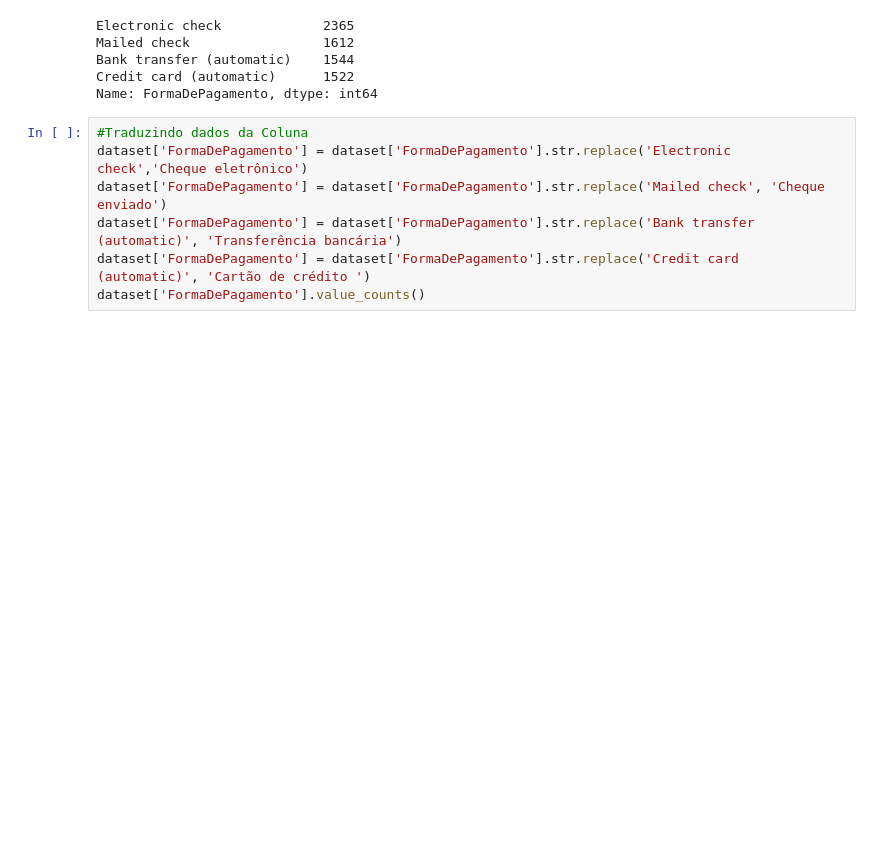
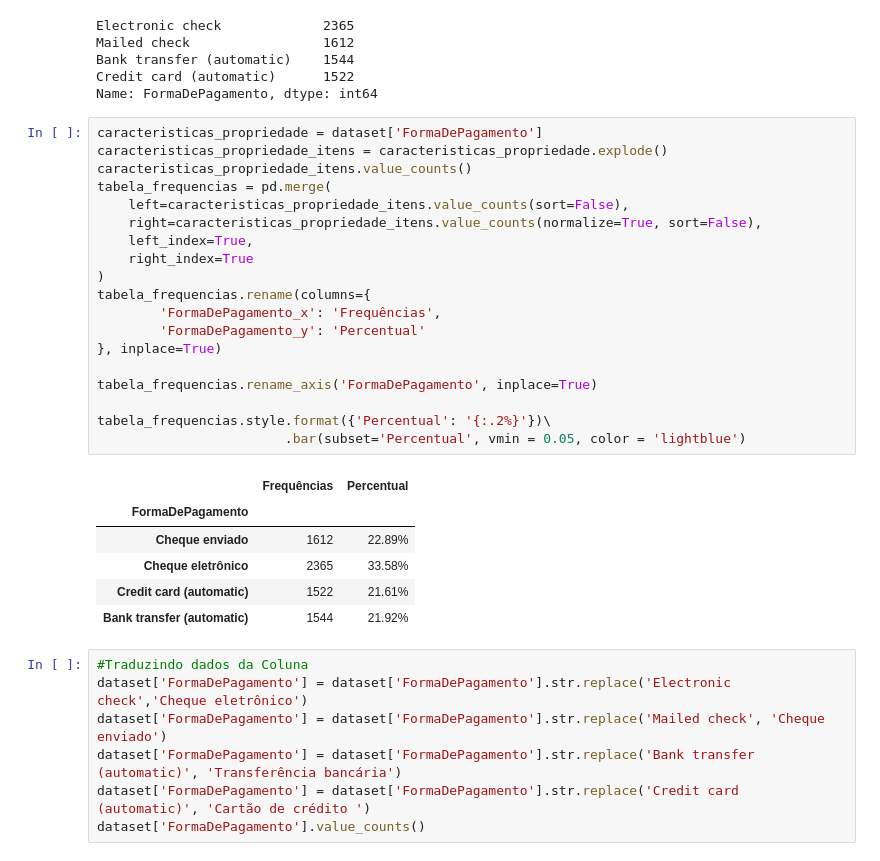
Before and after one commit to ClertonAlmeida/ChallengeDataScience, a Jupyter notebook: ChurndeClientes.ipynb, the cells around one changed output. Drawn from its saved outputs; the diff is of its cells as text; blank space fills up the shorter version.

```diff
--- a/ChurndeClientes.ipynb
+++ b/ChurndeClientes.ipynb
@@ -714,6 +1205,32 @@ Mailed check                 1612
 Bank transfer (automatic)    1544
 Credit card (automatic)      1522
 Name: FormaDePagamento, dtype: int64
+# %%
+caracteristicas_propriedade = dataset['FormaDePagamento']
+caracteristicas_propriedade_itens = caracteristicas_propriedade.explode()
+caracteristicas_propriedade_itens.value_counts()
+tabela_frequencias = pd.merge(
+    left=caracteristicas_propriedade_itens.value_counts(sort=False),
+    right=caracteristicas_propriedade_itens.value_counts(normalize=True, sort=False),
+    left_index=True,
+    right_index=True
+)
+tabela_frequencias.rename(columns={
+        'FormaDePagamento_x': 'Frequências',
+        'FormaDePagamento_y': 'Percentual'
+}, inplace=True)
+
+tabela_frequencias.rename_axis('FormaDePagamento', inplace=True)
+
+tabela_frequencias.style.format({'Percentual': '{:.2%}'})\
+                        .bar(subset='Percentual', vmin = 0.05, color = 'lightblue')
+# %% [output]
+|  | Frequências | Percentual |
+| FormaDePagamento |  |  |
+| Cheque enviado | 1612 | 22.89% |
+| Cheque eletrônico | 2365 | 33.58% |
+| Credit card (automatic) | 1522 | 21.61% |
+| Bank transfer (automatic) | 1544 | 21.92% |
 # %%
 #Traduzindo dados da Coluna
 dataset['FormaDePagamento'] = dataset['FormaDePagamento'].str.replace('Electronic check','Cheque eletrônico')
```
Also changed, not shown: parts of 77 cells of this notebook.
